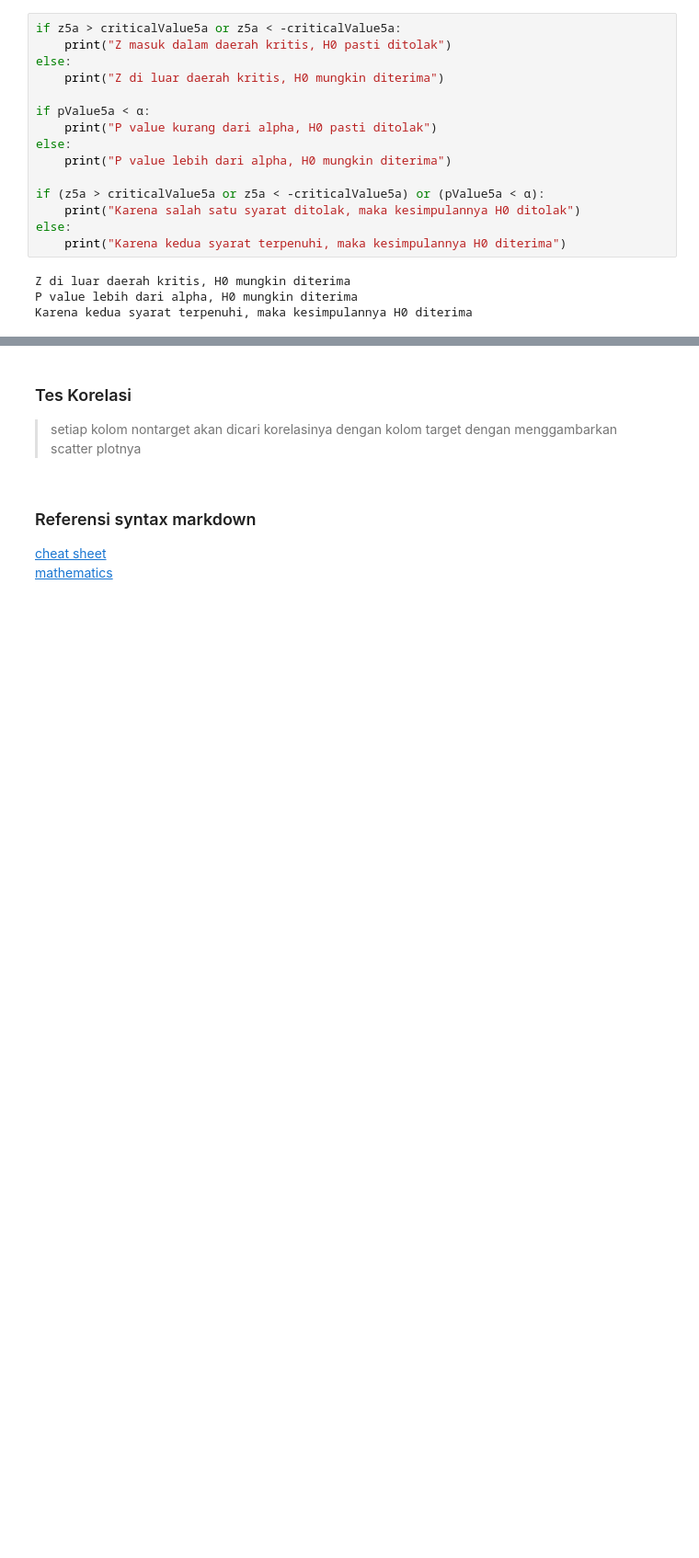
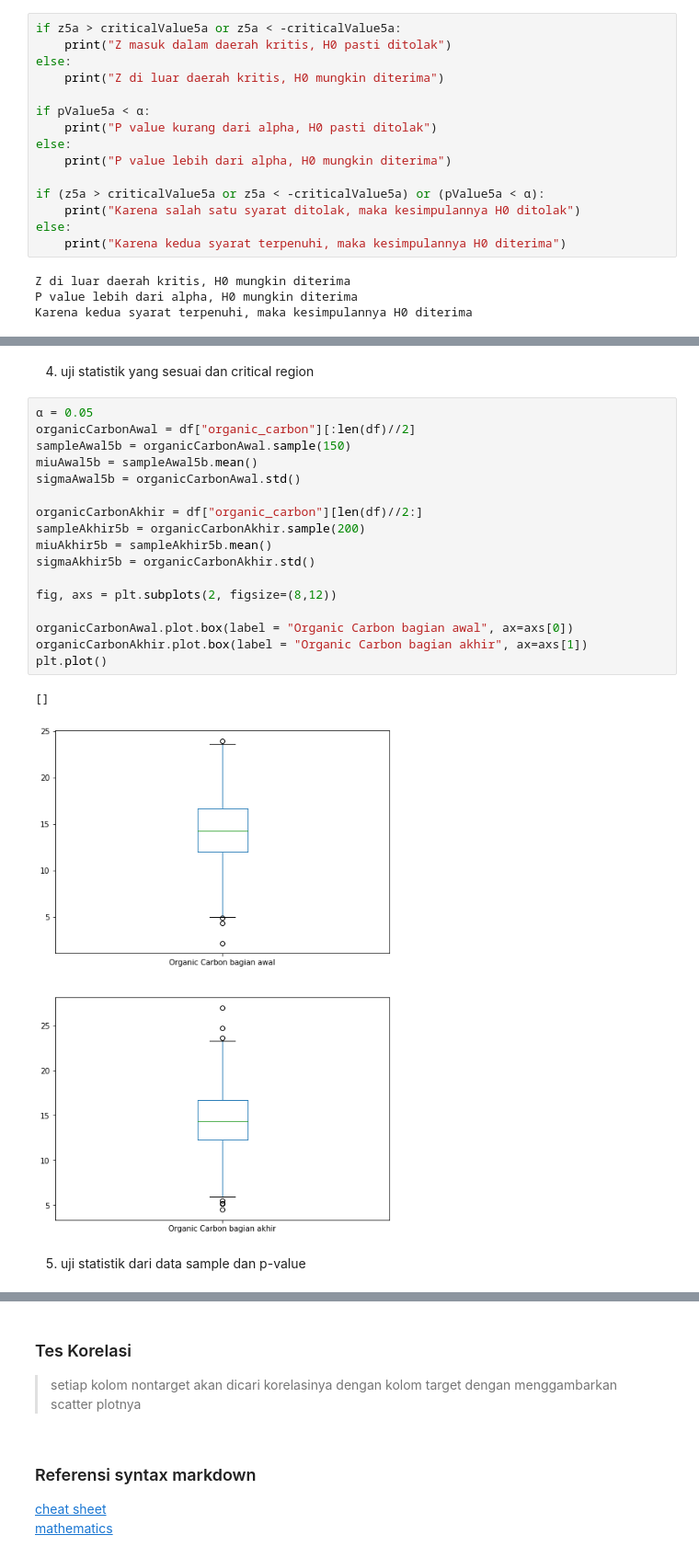
Before and after one commit to Amike31/Tubes1_Probstat, a Jupyter notebook: notebook.ipynb, the cells around one changed output, grey strips where cells are left out. Shown at 92% size. Saved outputs shown, nothing was run; the diff lists cells and outputs as text; blank space fills up the shorter version.

```diff
--- a/notebook.ipynb
+++ b/notebook.ipynb
@@ -811,0 +833,24 @@ Karena kedua syarat terpenuhi, maka kesimpulannya H0 diterima
+# %% [markdown]
+4. uji statistik yang sesuai dan critical region
+# %%
+α = 0.05
+organicCarbonAwal = df["organic_carbon"][:len(df)//2]
+sampleAwal5b = organicCarbonAwal.sample(150)
+miuAwal5b = sampleAwal5b.mean()
+sigmaAwal5b = organicCarbonAwal.std()
+
+organicCarbonAkhir = df["organic_carbon"][len(df)//2:]
+sampleAkhir5b = organicCarbonAkhir.sample(200)
+miuAkhir5b = sampleAkhir5b.mean()
+sigmaAkhir5b = organicCarbonAkhir.std()
+
+fig, axs = plt.subplots(2, figsize=(8,12))
+
+organicCarbonAwal.plot.box(label = "Organic Carbon bagian awal", ax=axs[0])
+organicCarbonAkhir.plot.box(label = "Organic Carbon bagian akhir", ax=axs[1])
+plt.plot()
+# %% [output]
+[]
+[figure, added]
+# %% [markdown]
+5. uji statistik dari data sample dan p-value
```
Also changed, not shown: parts of 7 cells of this notebook.
